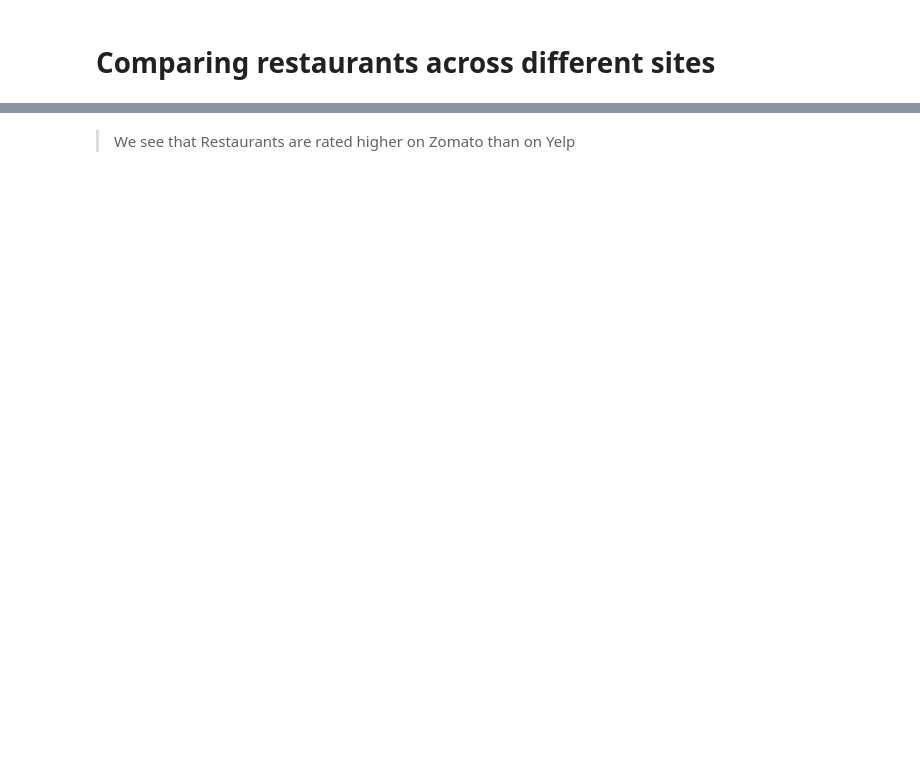
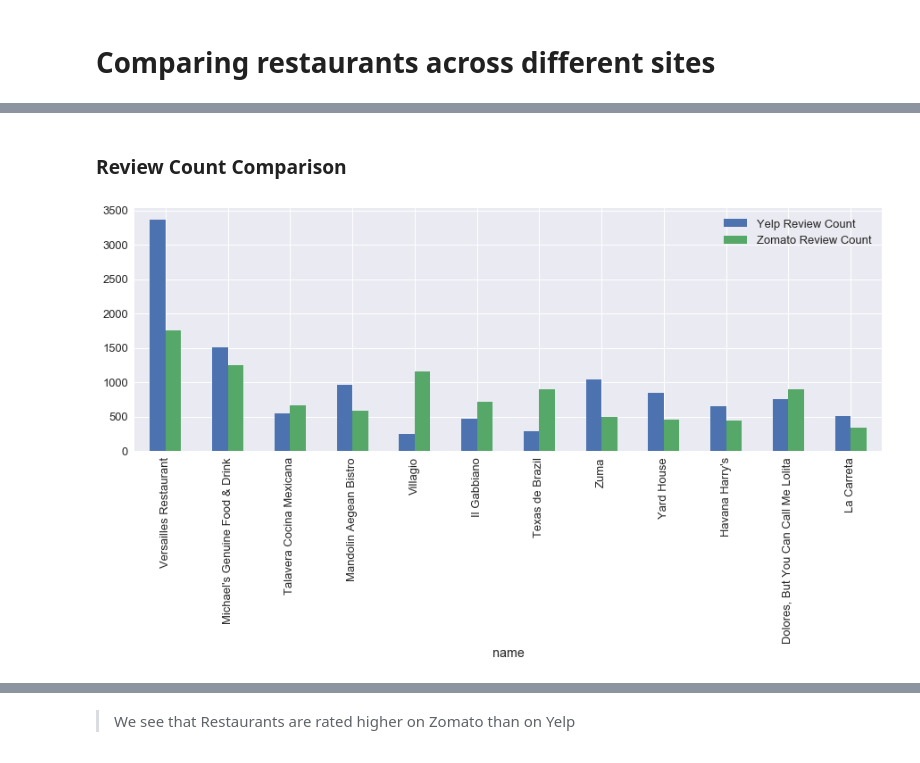
Before and after one commit to imjuoy/HungryGator, a Jupyter notebook: src/Hungrygator_Source_Code.ipynb, the cells around one changed output, grey strips where cells are left out. Drawn from its saved outputs; the diff is of its cells as text; code cells hidden in the pictures; blank space fills up the shorter version.

```diff
--- a/src/Hungrygator_Source_Code.ipynb
+++ b/src/Hungrygator_Source_Code.ipynb
@@ -564,6 +597,7 @@ plt.show()
 # %%
 # Preparing dataset for comparison between Yelp TA and Zomato
 
-comb = pd.merge(pd.DataFrame(zomato.loc[:,['name','rating','zip']]), pd.DataFrame(yelp.loc[:,['name','rating','zip']]), how = 'inner', on = ['name','zip'])
+comb = pd.merge(pd.DataFrame(zomato.loc[:,['name','rating','zip','review_count']]), pd.DataFrame(yelp.loc[:,['name','rating','zip','review_count']]), how = 'inner', on = ['name','zip'])
 
-comb.columns = ['name','Zomato Rating','zip','Yelp Rating']
+comb.columns = [ 'name', 'Zomato Rating', 'zip', 'Zomato Review Count', 'Yelp Rating','Yelp Review Count']
+#= ['name','Zomato Rating','zip','Yelp Rating']
@@ -569,0 +614,10 @@ comb.columns = ['name','Zomato Rating','zip','Yelp Rating']
+# %% [markdown]
+### Review Count Comparison
+# %%
+sns.set(font_scale=1.3)
+
+comb.plot(kind='bar', x = 'name',y = ['Yelp Review Count','Zomato Review Count'], figsize=(15,5))
+
+plt.show()
+# %% [output]
+[figure, added]
```
Also changed, not shown: parts of 36 cells of this notebook, 11 other files.
